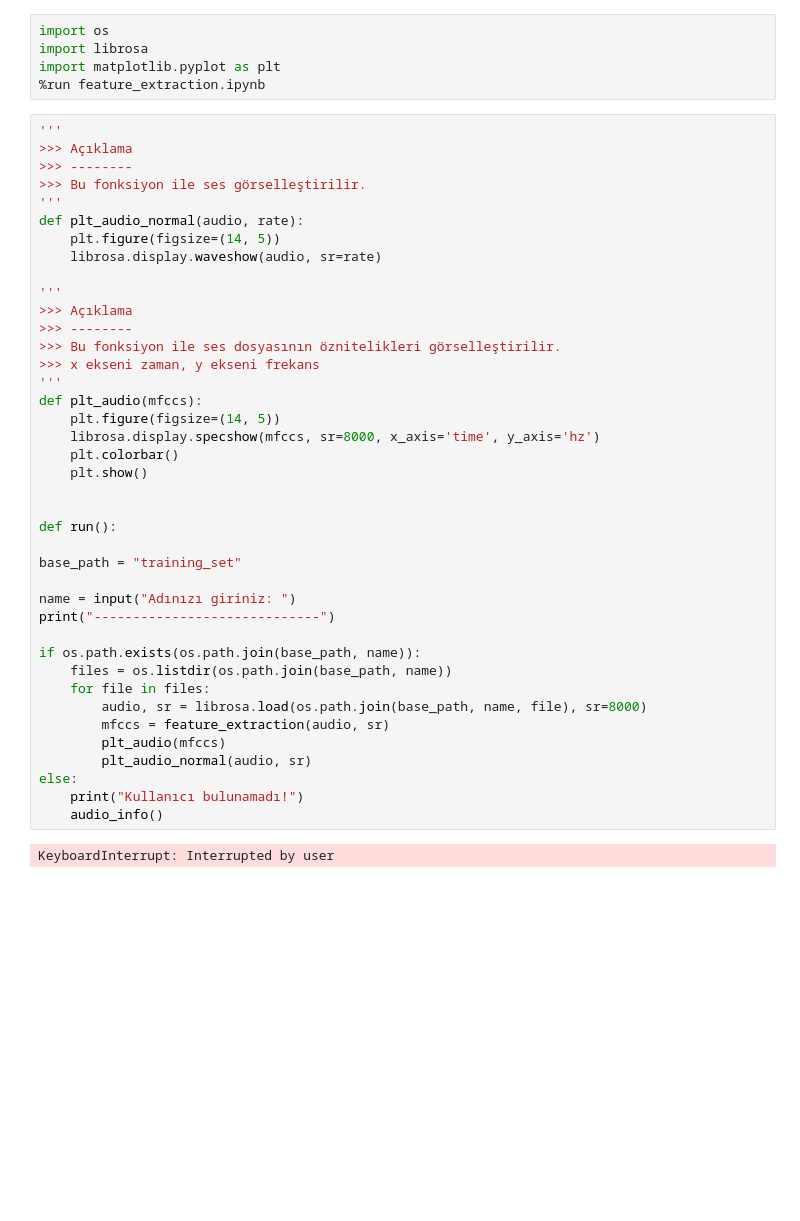
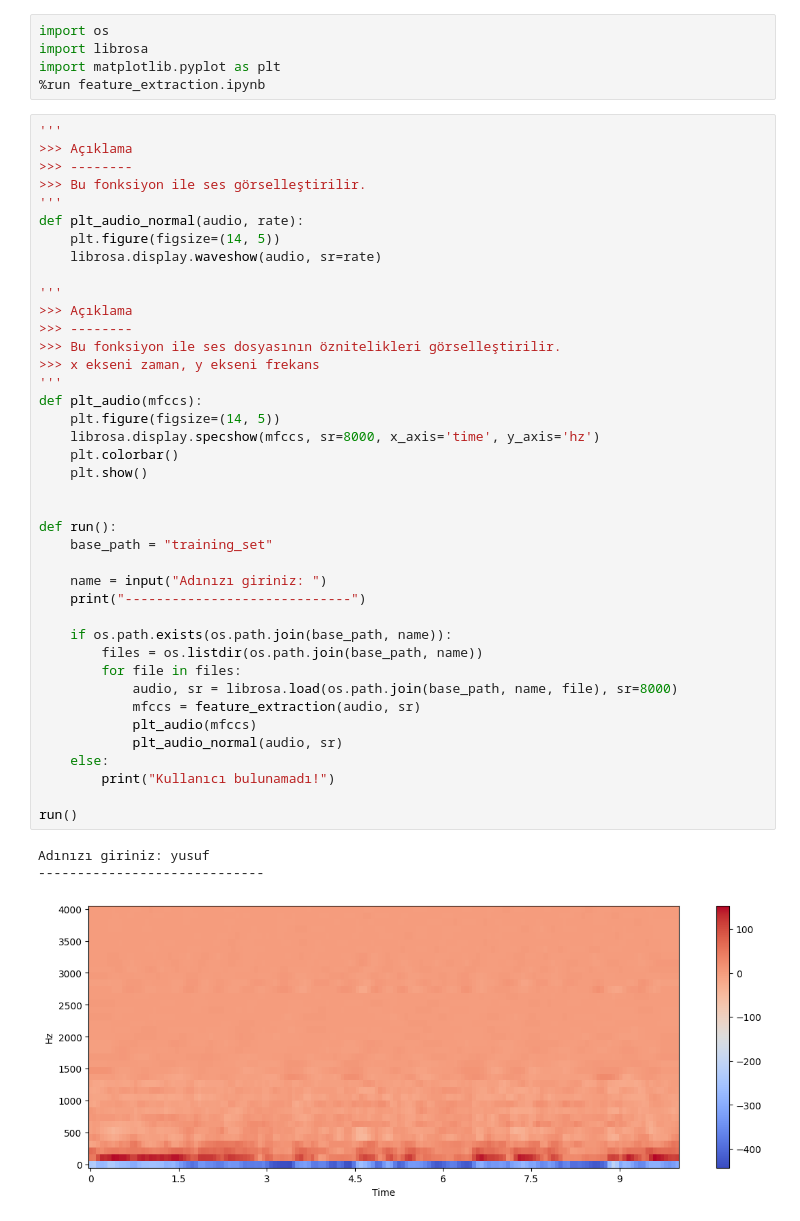
Before and after one commit to yusufEk1n/Speech-Recognition, a Jupyter notebook: ML/audio_feature_visualization.ipynb, the cells around one changed output. Cells and saved outputs as stored; diff of their text form; blank space fills up the shorter version.

```diff
--- a/ML/audio_feature_visualization.ipynb
+++ b/ML/audio_feature_visualization.ipynb
@@ -6,42 +6,44 @@ import matplotlib.pyplot as plt
 # %%
 '''
 >>> Açıklama
 >>> --------
 >>> Bu fonksiyon ile ses görselleştirilir.
 '''
 def plt_audio_normal(audio, rate):
     plt.figure(figsize=(14, 5))
     librosa.display.waveshow(audio, sr=rate)
 
 '''
 >>> Açıklama
 >>> --------
 >>> Bu fonksiyon ile ses dosyasının öznitelikleri görselleştirilir.
 >>> x ekseni zaman, y ekseni frekans
 '''
 def plt_audio(mfccs):
     plt.figure(figsize=(14, 5))
     librosa.display.specshow(mfccs, sr=8000, x_axis='time', y_axis='hz')
     plt.colorbar()
     plt.show()
 
 
 def run():
+    base_path = "training_set"
 
-base_path = "training_set"
+    name = input("Adınızı giriniz: ")
+    print("-----------------------------")
 
-name = input("Adınızı giriniz: ")
-print("-----------------------------")
+    if os.path.exists(os.path.join(base_path, name)):
+        files = os.listdir(os.path.join(base_path, name))
+        for file in files:
+            audio, sr = librosa.load(os.path.join(base_path, name, file), sr=8000)
+            mfccs = feature_extraction(audio, sr)
+            plt_audio(mfccs)
+            plt_audio_normal(audio, sr)
+    else:
+        print("Kullanıcı bulunamadı!")
 
-if os.path.exists(os.path.join(base_path, name)):
-    files = os.listdir(os.path.join(base_path, name))
-    for file in files:
-        audio, sr = librosa.load(os.path.join(base_path, name, file), sr=8000)
-        mfccs = feature_extraction(audio, sr)
-        plt_audio(mfccs)
-        plt_audio_normal(audio, sr)
-else:
-    print("Kullanıcı bulunamadı!")
-    audio_info()
+run()
 # %% [output]
-KeyboardInterrupt: Interrupted by user
+Adınızı giriniz: yusuf
+-----------------------------
+[figure, added]
```
Also changed, not shown: parts of 1 cell of this notebook, 1 other file.
